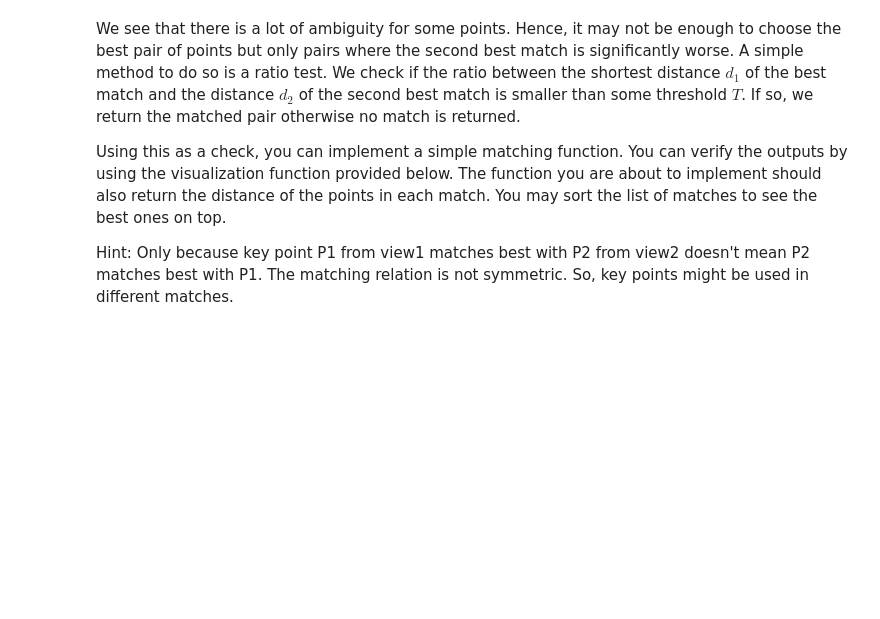
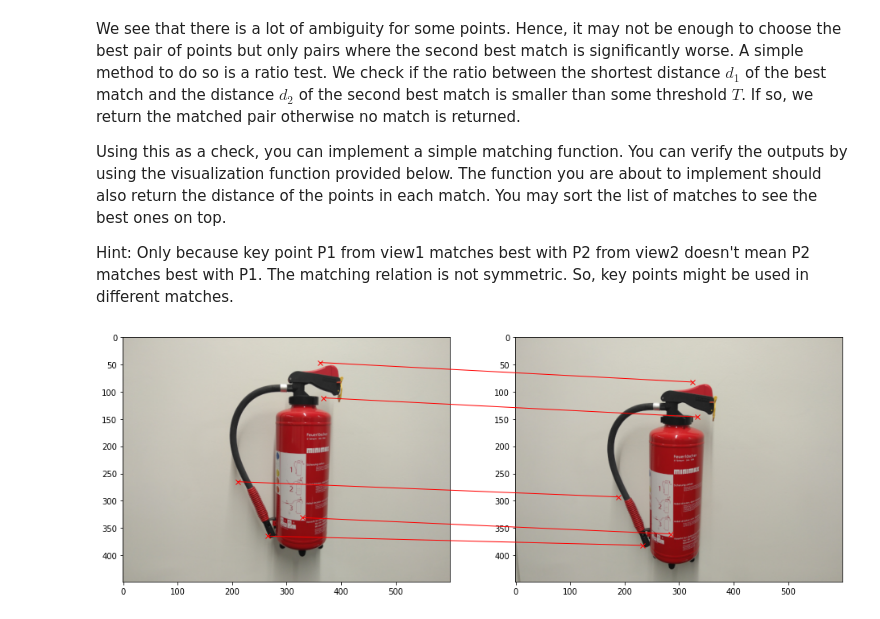
Before and after one commit to kck278/3dcv-homework, a Jupyter notebook: 3.0-tl-feature-matching.ipynb, the cells around one changed output. Drawn from its saved outputs; the diff is of its cells as text; code cells hidden in the pictures; blank space fills up the shorter version.

```diff
--- a/3.0-tl-feature-matching.ipynb
+++ b/3.0-tl-feature-matching.ipynb
@@ -357,23 +408,48 @@ def match_keypoints(features_view1, features_view2, threshold=0.7):
     """
 
     # 1. compute distances
+    D = np.zeros((features_view1.shape[0], features_view2.shape[0]))
+
+    for a in range(features_view1.shape[0]):
+        for b in range(features_view2.shape[0]):
+            D[a, b] = np.linalg.norm(features_view1[a] - features_view2[b]) ** 2
 
     # 2. retrieve best matches for key points from view 1 and 2
+    matches = []
+    distances = []
 
-    # 3. perform ratio checks
+    for i in range(D.shape[0]):
+        best_match = np.argsort(D[i])[0]
+        second_best_match = np.argsort(D[i])[1]
 
-    # 4. remove duplicates
+        # 3. perform ratio checks
+        if D[i, best_match] / D[i, second_best_match] < threshold:
+            matches.append([i, best_match])
+            distances.append(D[i, best_match])
+
+    for i in range(D.shape[1]):
+        best_match = np.argsort(D[:,i])[0]
+        second_best_match = np.argsort(D[:,i])[1]
+
+        # 3. perform ratio checks # 4. remove duplicates
+        if D[best_match, i] / D[second_best_match, i] < threshold and [best_match, i] not in matches:
+            matches.append([best_match, i])
+            distances.append(D[best_match, i])
 
     # 5. return all matches between both views and their distances
+    return np.array(matches), np.array(distances)
 # %%
 matches, match_distances = match_keypoints(features["view1"], features["view2"])
 
 # sort matches by distance
-sorted_matches =
+sorted_distance_args = match_distances.argsort()
+sorted_matches = matches[sorted_distance_args]
 
 # choose k best matches
-k =
-top_k_matches =
+k = 5
+top_k_matches = sorted_matches[:k]
 
 # visualize
 plot_matches(view1, view2, keypoints["view1"][0], keypoints["view2"][0], top_k_matches)
+# %% [output]
+[figure, added]
```
Also changed, not shown: parts of 10 cells of this notebook.
